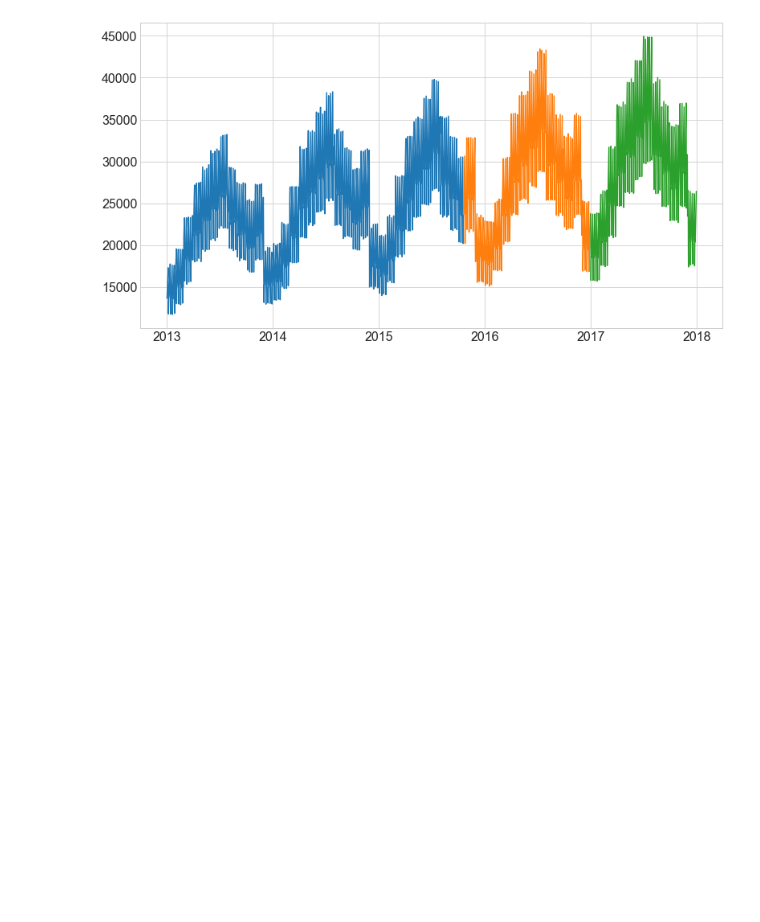
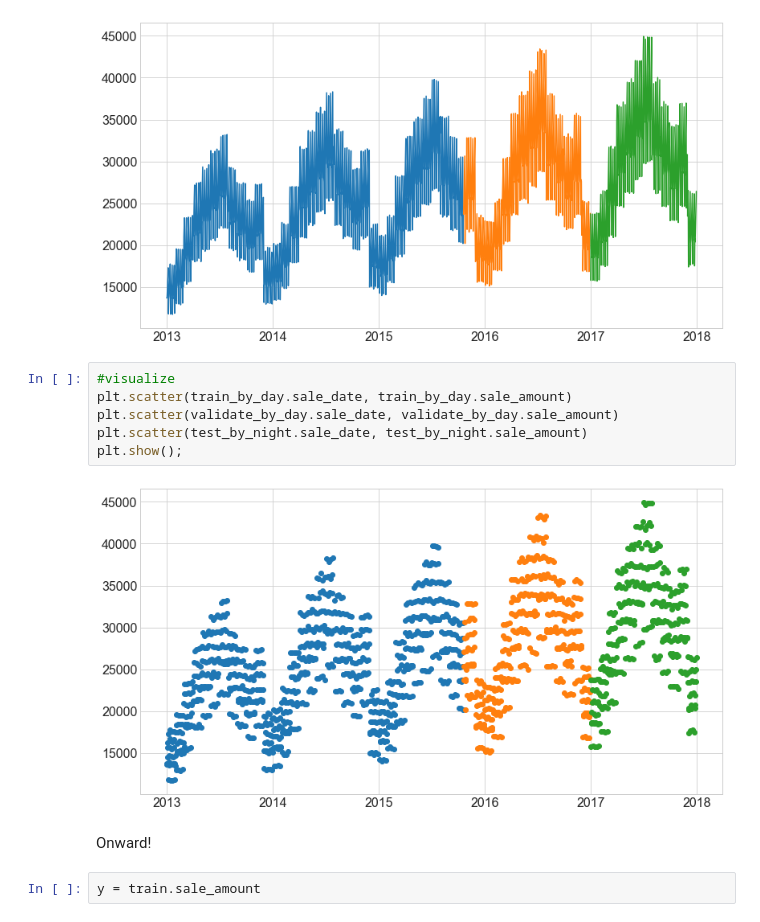
Before and after one commit to masonsherbondy/time-series-exercises, a Jupyter notebook: time_series_exploration_onward.ipynb, the cells around one changed output. Saved outputs shown, nothing was run; the diff lists cells and outputs as text; blank space fills up the shorter version.

```diff
--- a/time_series_exploration_onward.ipynb
+++ b/time_series_exploration_onward.ipynb
@@ -252,3 +254,15 @@ plt.plot(test_by_night.sale_date, test_by_night.sale_amount)
 plt.show();
 # %% [output]
 [figure]
+# %%
+#visualize
+plt.scatter(train_by_day.sale_date, train_by_day.sale_amount)
+plt.scatter(validate_by_day.sale_date, validate_by_day.sale_amount)
+plt.scatter(test_by_night.sale_date, test_by_night.sale_amount)
+plt.show();
+# %% [output]
+[figure, added]
+# %% [markdown]
+Onward!
+# %%
+y = train.sale_amount
```
Also changed, not shown: parts of 6 cells of this notebook.
